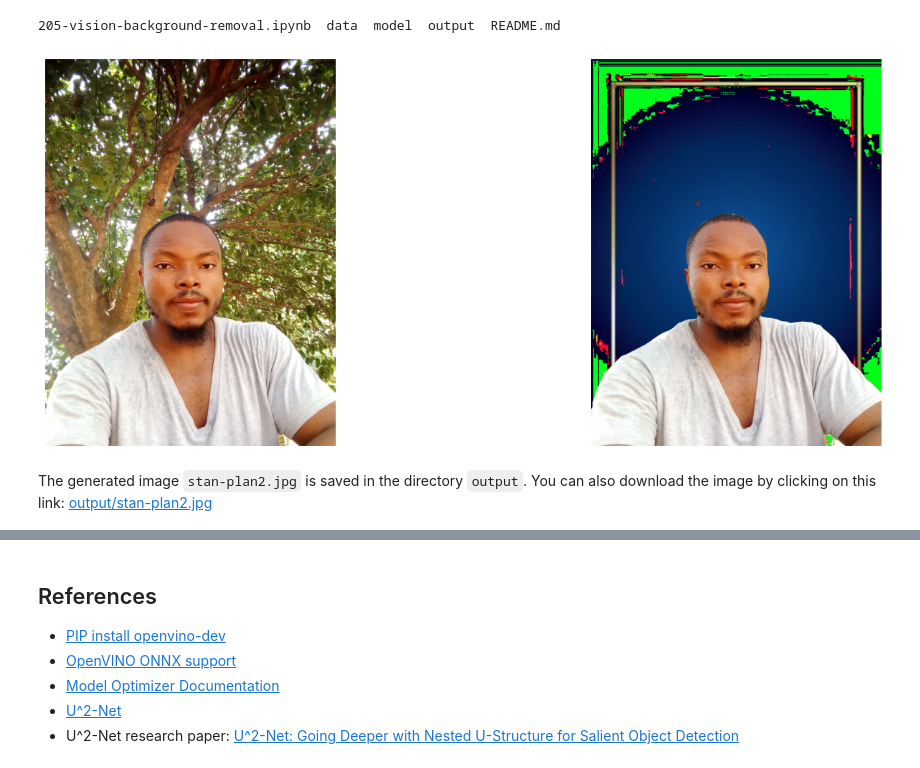
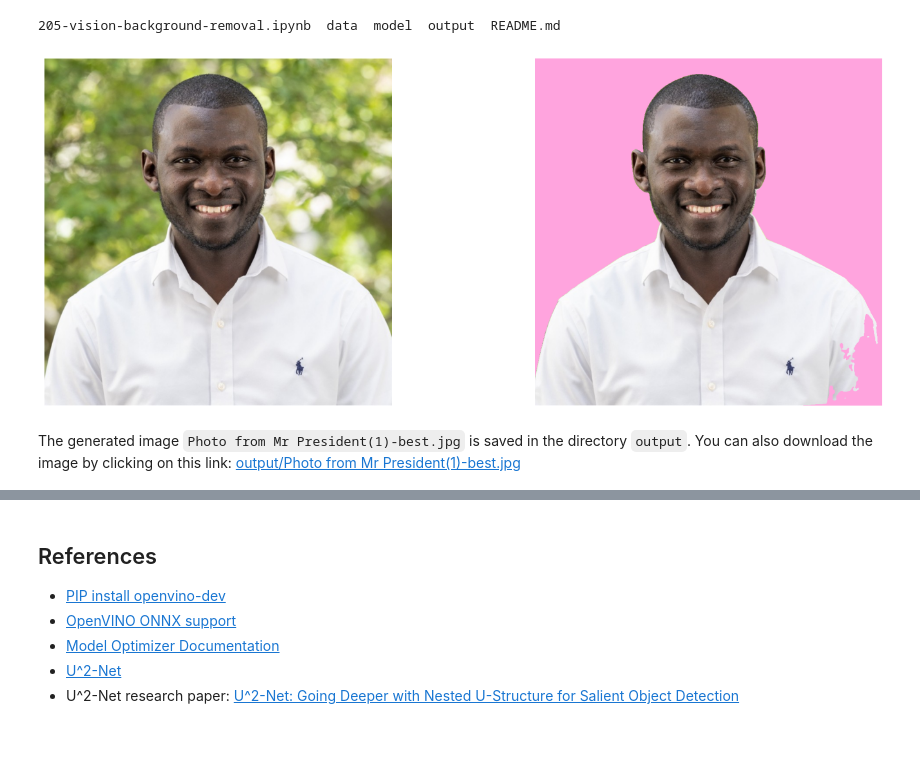
Before and after one commit to bashirmohd/Edge-AI-project, a Jupyter notebook: vision-background-removal/205-vision-background-removal.ipynb, the cells around one changed output, grey strips where cells are left out. Drawn from its saved outputs; the diff is of its cells as text; code cells hidden in the pictures; blank space fills up the shorter version.

```diff
--- a/vision-background-removal/205-vision-background-removal.ipynb
+++ b/vision-background-removal/205-vision-background-removal.ipynb
@@ -55,7 +55,7 @@ u2net_human_seg = model_config(
 )
 
 # Set u2net_model to one of the three configurations listed above.
-u2net_model = u2net
+u2net_model = u2net_human_seg
 # %%
 # The filenames of the downloaded and converted models.
 MODEL_DIR = "model"
@@ -152,7 +152,7 @@ Find more information about API v2.0 and IR v11 at https://docs.openvino.ai/late
 
 While OpenCV reads images in `BGR` format, the OpenVINO IR model expects images in `RGB`. Therefore, convert the images to `RGB`, resize them to `512 x 512` and transpose the dimensions to the format that is expected by the OpenVINO IR model.
 # %%
-IMAGE_PATH = Path(IMAGE_DIR) / "stan.jpg"
+IMAGE_PATH = Path(IMAGE_DIR) / "Photo from Mr President(1).jpg"
 image = cv2.cvtColor(
     src=cv2.imread(filename=str(IMAGE_PATH)),
     code=cv2.COLOR_BGR2RGB,
@@ -223,7 +223,7 @@ In the segmentation result, all foreground pixels have a value of 1, all backgro
 # %% [output]
 205-vision-background-removal.ipynb  data  model  output  README.md
 # %%
-BACKGROUND_FILE = f"{IMAGE_DIR}/plan2.jpg"
+BACKGROUND_FILE = f"{IMAGE_DIR}/best.jpg"
 OUTPUT_DIR = "output"
 
 os.makedirs(name=OUTPUT_DIR, exist_ok=True)
@@ -233,32 +233,32 @@ background_image = cv2.resize(src=background_image, dsize=(image.shape[1], image
 
 # Set all the foreground pixels from the result to 0
 # in the background image and add the image with the background removed.
 background_image[resized_result == 1] = 0
 new_image = background_image + bg_removed_result
 
 # Save the generated image.
 new_image_path = Path(f"{OUTPUT_DIR}/{IMAGE_PATH.stem}-{Path(BACKGROUND_FILE).stem}.jpg")
 cv2.imwrite(filename=str(new_image_path), img=cv2.cvtColor(new_image, cv2.COLOR_RGB2BGR))
 
 # Display the original image and the image with the new background side by side
 fig, ax = plt.subplots(nrows=1, ncols=2, figsize=(18, 7))
 ax[0].imshow(image)
 ax[1].imshow(new_image)
 for a in ax:
     a.axis("off")
 plt.show()
 
 # Create a link to download the image.
 image_link = FileLink(new_image_path)
 image_link.html_link_str = "<a href='%s' download>%s</a>"
 display(
     HTML(
         f"The generated image <code>{new_image_path.name}</code> is saved in "
         f"the directory <code>{new_image_path.parent}</code>. You can also "
         "download the image by clicking on this link: "
         f"{image_link._repr_html_()}"
     )
 )
 # %% [output]
-[figure, old version]
+[figure, new version]
-The generated image stan-plan2.jpg is saved in the directory output. You can also download the image by clicking on this link: output/stan-plan2.jpg
+The generated image Photo from Mr President(1)-best.jpg is saved in the directory output. You can also download the image by clicking on this link: output/Photo from Mr President(1)-best.jpg
```
Also changed, not shown: parts of 8 cells of this notebook.
